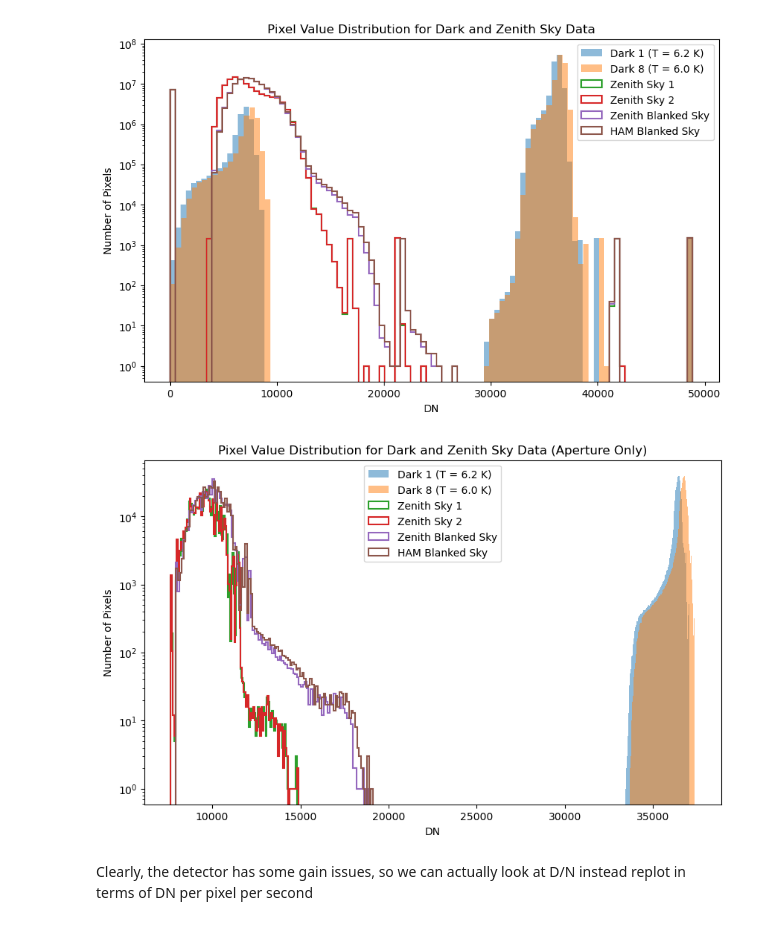
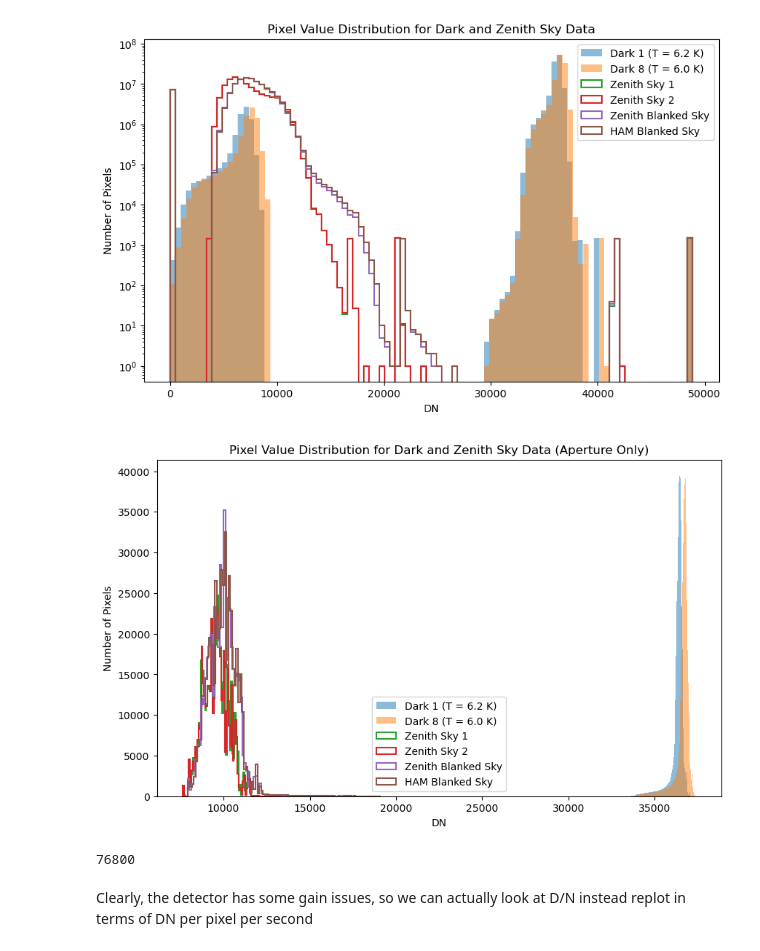
Before and after one commit to chase-urasaki/mirsi_sims, a Jupyter notebook: 260216_analysis.ipynb, the cells around one changed output. Drawn from its saved outputs; the diff is of its cells as text; code cells hidden in the pictures.

```diff
--- a/260216_analysis.ipynb
+++ b/260216_analysis.ipynb
@@ -641,19 +656,18 @@ plt.legend()
 # %%
 # Plot the same histograms, but just in the apertures
 plt.figure(figsize=(10,6))
 ap_mask = CircularAperture((region[1], region[0]), r=region[2]).to_mask(method="center").to_image(dark_1_data.shape[1:])
 ap_mask = ap_mask.astype(bool)
 plt.hist(dark_1_data[:, ap_mask].flatten(), bins=100, alpha=0.5, label='Dark 1 (T = 6.2 K)')
 plt.hist(dark_8_data[:, ap_mask].flatten(), bins=100, alpha=0.5, label='Dark 8 (T = 6.0 K)')
 plt.hist(zenith_sky_1_data[:, ap_mask].flatten(), bins=100, histtype='step', linewidth=1.5, label='Zenith Sky 1')
 plt.hist(zenith_sky_2_data[:, ap_mask].flatten(), bins=100, histtype='step', linewidth=1.5, label='Zenith Sky 2')
 plt.hist(zenith_blanked_sky_data[:, ap_mask].flatten(), bins=100, histtype='step', linewidth=1.5, label='Zenith Blanked Sky')
 plt.hist(HAM_blanked_sky_data[:, ap_mask].flatten(), bins=100, histtype='step', linewidth=1.5, label='HAM Blanked Sky')
 plt.xlabel('DN')
 plt.ylabel('Number of Pixels')
-plt.yscale('log')
-plt.title('Pixel Value Distribution for Dark and Zenith Sky Data (Aperture Only)')
+plt.title('Pixel Value Distribution for Dark and Zenith Sky Data ')
 plt.legend()
 plt.show()
 # %% [output]
-[figure, old version]
+[figure, new version]
@@ -660,3 +678,7 @@ plt.show()
+# %%
+320 * 240
+# %% [output]
+76800
 # %% [markdown]
 Clearly, the detector has some gain issues, so we can actually look at D/N instead replot in terms of DN per pixel per second
 # %% [markdown]
```
Also changed, not shown: parts of 5 cells of this notebook, 4 other files.
